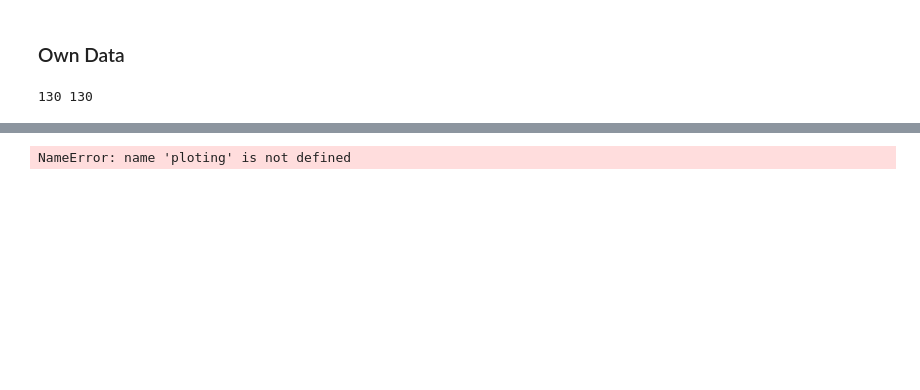
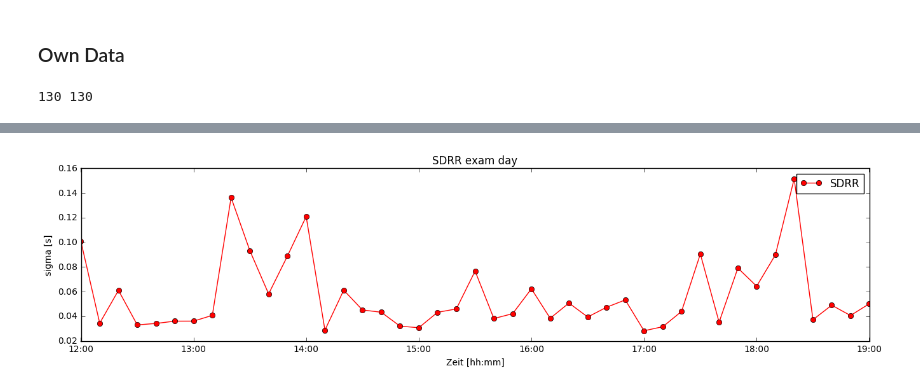
Before and after one commit to ChristianLemke/pda16ws17, a Jupyter notebook: heart rate analysis - Template for Seminar - PDA 16WS17 .ipynb, the cells around one changed output, grey strips where cells are left out. Cells and saved outputs as stored; diff of their text form; code cells hidden in the pictures; blank space fills up the shorter version.

```diff
--- a/heart rate analysis - Template for Seminar - PDA 16WS17 .ipynb
+++ b/heart rate analysis - Template for Seminar - PDA 16WS17 .ipynb
@@ -367,6 +369,10 @@ datetime.datetime
 # %%
+# plot exam time span
 # time span: exam + lecture
-timeSpan1Start = 66
-timeSpan1End = 94
-print ('from', labelValues[timeSpan1Start] , 'to',  labelValues[timeSpan1End])
+#timeSpan1Start = 66
+timeSpan1Start = 57
+#timeSpan1End = 81
+timeSpan1End = 100
+
+print ('from', labelValues[timeSpan1Start], 'to', labelValues[timeSpan1End])
 # %% [output]
@@ -374,6 +380,25 @@ from 2016-10-27 13:30:00 to 2016-10-27 18:10:00
-# %%
-# plot exam time span
-
-ploting(labelValues[timeSpan1Start:timeSpan1End], featureValues[timeSpan1Start:timeSpan1End], 'datetime', featureName, title, 'b-')
-# %% [output]
-NameError: name 'ploting' is not defined
+# %%
+
+featureValues2 = [featureCalculation_SDRR(segments[segment_label]) for segment_label in segments_labels[timeSpan1Start:timeSpan1End]]
+labelValues2 = [dt.datetime.fromtimestamp(segment_label) for segment_label in segments_labels[timeSpan1Start:timeSpan1End]]
+
+from matplotlib.dates import DateFormatter
+
+# plot
+%matplotlib inline
+
+fig, ax = plt.subplots()
+fig.set_size_inches(16,3.5)
+ax.plot_date(labelValues2, featureValues2, 'ro-', label='SDRR')
+
+handles, labels = ax.get_legend_handles_labels()
+ax.legend(handles, labels)
+
+myFmt = DateFormatter("%H:%M")
+ax.xaxis.set_major_formatter(myFmt)
+plt.xlabel('Zeit [hh:mm]')
+plt.ylabel('sigma [s]')
+plt.title('SDRR exam day')
+plt.show()
+# %% [output]
+[figure, added]
```
Also changed, not shown: parts of 10 cells of this notebook.
